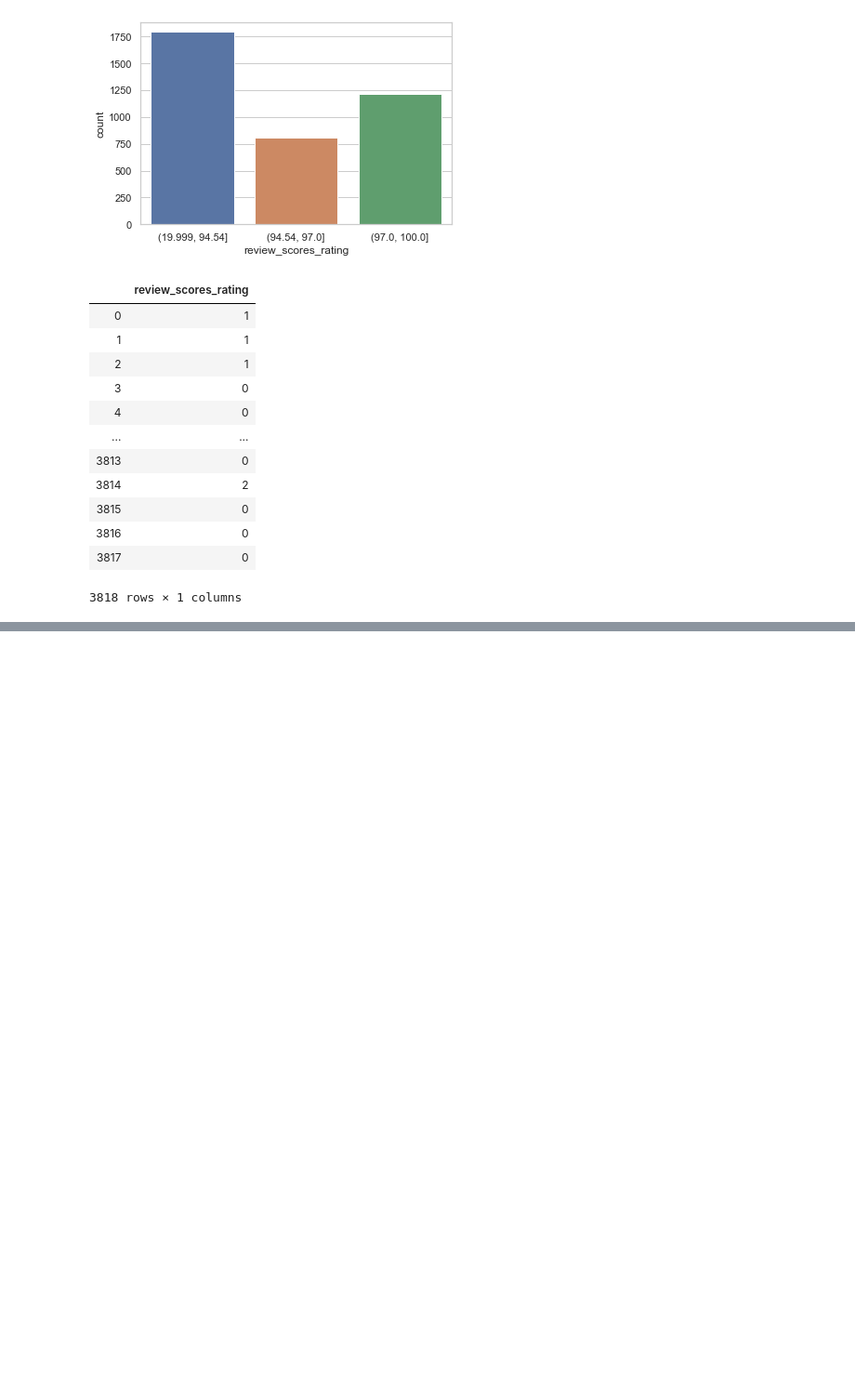
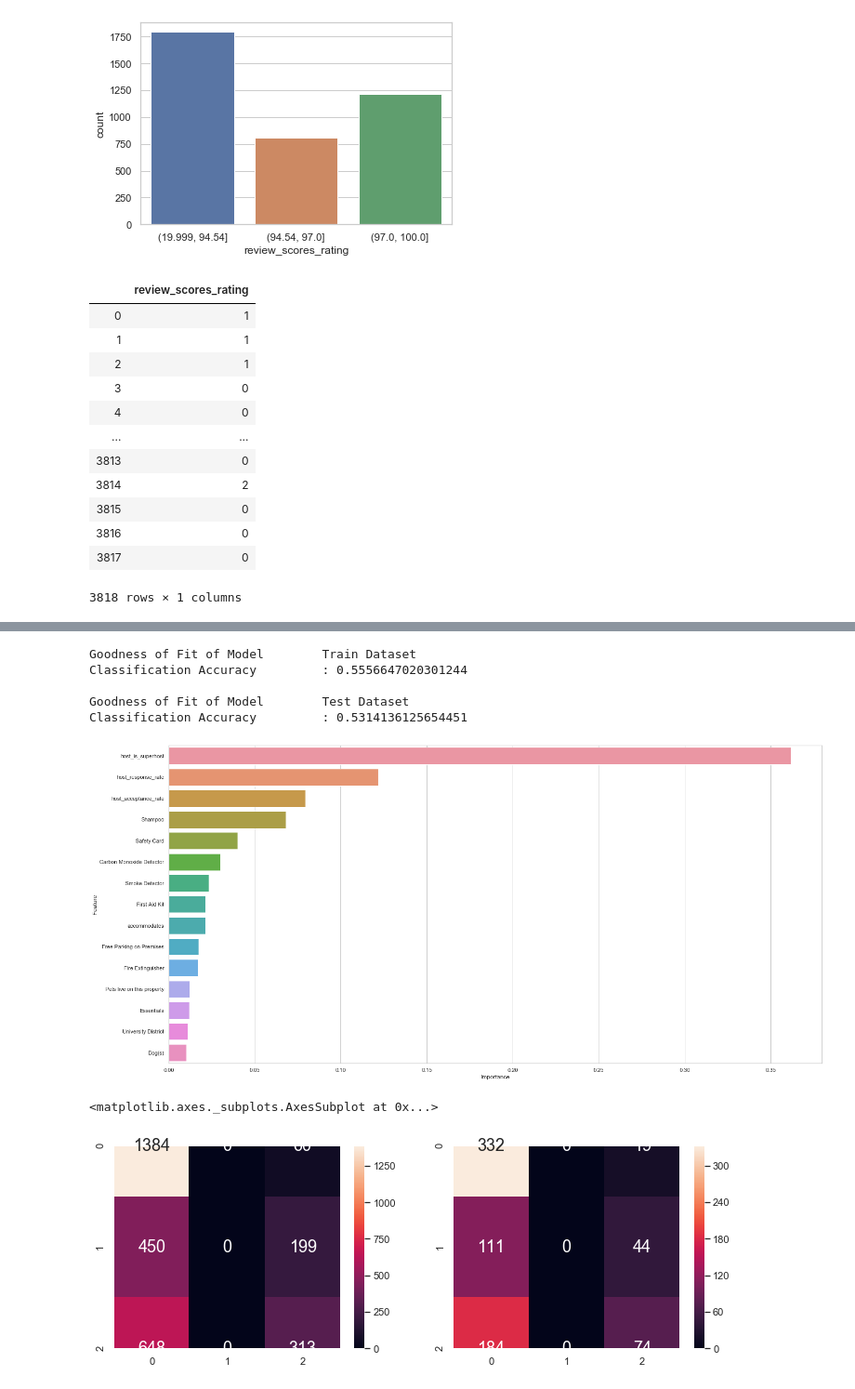
Before and after one commit to wjingyao/1015, a Jupyter notebook: Airbnb.ipynb, the cells around one changed output, grey strips where cells are left out. Shown at 93% size. Cells and saved outputs as stored; diff of their text form; code cells hidden in the pictures; blank space fills up the shorter version.

```diff
--- a/Airbnb.ipynb
+++ b/Airbnb.ipynb
@@ -962,41 +966,51 @@ Classification Accuracy         : 0.569371727748691
 # %%
 from sklearn.ensemble import RandomForestClassifier
 
-rfc= RandomForestClassifier(random_state=1, n_jobs=4, max_features='log2')
+rfc= RandomForestClassifier(random_state=1, n_jobs=4, max_features='sqrt', min_samples_leaf = 50)
 
-param_grid = dict(n_estimators=[3000,4000,5000],
-                  max_depth=[None, 4],
-                  min_samples_leaf=[1,2])
 
-grid_rfc =GridSearchCV(rfc, param_grid, cv=10, scoring='neg_mean_squared_error')
+param_grid = dict(n_estimators=[2000,3000,4000],
+                  max_depth=[4,5],
+                  criterion=['gini', 'entropy'])
+
+grid_rfc =GridSearchCV(rfc, param_grid, cv=5)
 grid_rfc.fit(x_train,y_train)
 
 
 rfc = grid_rfc.best_estimator_
 
 # Predict Response corresponding to Predictors
 y_test_pred = rfc.predict(x_test)
 y_train_pred = rfc.predict(x_train)
 
 # Check the Goodness of Fit (on Train Data)
 print("Goodness of Fit of Model \tTrain Dataset")
 print("Classification Accuracy \t:", rfc.score(x_train, y_train))
 print()
 
 # Check the Goodness of Fit (on Test Data)
 print("Goodness of Fit of Model \tTest Dataset")
 print("Classification Accuracy \t:", rfc.score(x_test, y_test))
 print()
 
-importances = pd.DataFrame({'Feature':x_train.columns, 'Importance':dectree.feature_importances_})
+importances = pd.DataFrame({'Feature':x_train.columns, 'Importance':rfc.feature_importances_})
 importances = importances.sort_values('Importance',ascending=False)
 plt.figure(figsize=(24,12))
 sb.barplot( y = "Feature" , x= "Importance" , data = importances[0:15])
 plt.show()
 
 # Plot the Confusion Matrix for Train and Test
 f, axes = plt.subplots(1, 2, figsize=(12, 4))
 sb.heatmap(confusion_matrix(y_train, y_train_pred),
            annot = True, fmt=".0f", annot_kws={"size": 18}, ax = axes[0])
 sb.heatmap(confusion_matrix(y_test, y_test_pred),
            annot = True, fmt=".0f", annot_kws={"size": 18}, ax = axes[1])
+# %% [output]
+Goodness of Fit of Model        Train Dataset
+Classification Accuracy         : 0.5556647020301244
+
+Goodness of Fit of Model        Test Dataset
+Classification Accuracy         : 0.5314136125654451
+[figure, added]
+<matplotlib.axes._subplots.AxesSubplot at 0x...>
+[figure, added]
```
Also changed, not shown: parts of 4 cells of this notebook.
